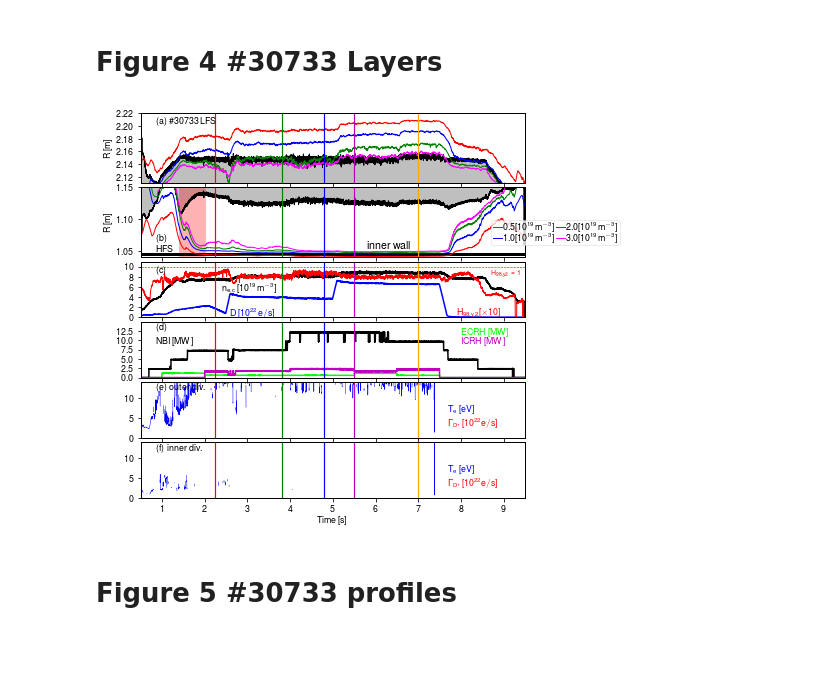
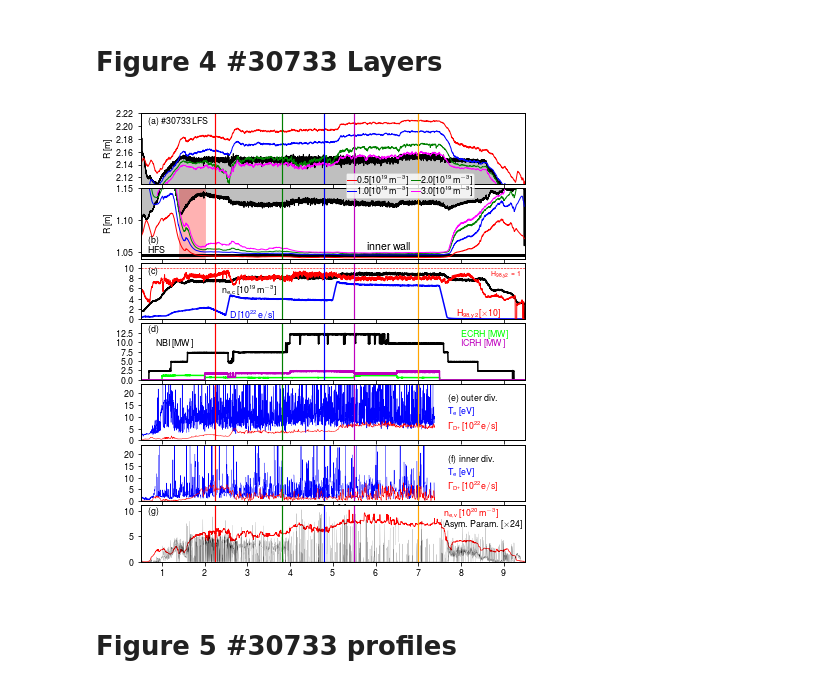
Before and after one commit to guimarais/Hmode_Figures, a Jupyter notebook: Comments_Figures.ipynb, the cells around one changed output. Drawn from its saved outputs; the diff is of its cells as text; code cells hidden in the pictures; blank space fills up the shorter version.

```diff
--- a/Comments_Figures.ipynb
+++ b/Comments_Figures.ipynb
@@ -526,6 +528,7 @@ import dd
 from getsig import getsig
 from scipy.signal import medfilt
 from smoothAm import smoothAm
+from scipy.signal import savgol_filter
 #from kalman import kalman
 #
 plt.style.use('helvet')
@@ -569,14 +572,18 @@ icrh = np.loadtxt('/home/guimas/diags/' + str(shotnr) + '/ICP.PICRN')
 icrhclr = 'm'
 
 dirdiv = "/home/guimas/Divertor/" + str(shotnr) + "/"
+tel = np.loadtxt('/home/guimas/Documents/Publications/hmode2016/Figures/Allfigures/SupportFiles/te-ua4_30733.txt')
 jsatl = np.loadtxt(dirdiv + "kal2_jsat_out_" +str(shotnr)+ ".txt")
 # tel = np.loadtxt(dirdiv + "kal2_te_out_" +str(shotnr)+ ".txt")
 
 jsath = np.loadtxt(dirdiv + "kal2_jsat_in_" +str(shotnr)+ ".txt")
-# teh = np.loadtxt(dirdiv + "kal2_te_in_" +str(shotnr)+ ".txt")
-tel = getsig(shotnr, 'LSD', 'te-ua3')
+teh = np.loadtxt('/home/guimas/Documents/Publications/hmode2016/Figures/Allfigures/SupportFiles/te-ui5_30733.txt')
+# tel = getsig(shotnr, 'LSD', 'te-ua3')
 
-teh = getsig(shotnr, 'LSD', 'te-ui5')
+# teh = getsig(shotnr, 'LSD', 'te-ui5')
+dne = getsig(shotnr, 'DNE', 'neDdel_2', exper='mcavedon')
+
+asympar = np.loadtxt('./SupportFiles/aeval.30733')
 # %%
 ##Global linewidth
 lwid = 1
@@ -588,8 +595,8 @@ maxtime = 9.5
 alphareg = 0.2
 
 f, axarr = plt.subplots(
-        nrows=6, ncols=1, sharex=True, sharey=False,
-        gridspec_kw={'height_ratios':[5,5,4,4,4,4]},figsize=(6, 6)) #6, 4.75
+        nrows=7, ncols=1, sharex=True, sharey=False,
+        gridspec_kw={'height_ratios':[5,5,4,4,4,4,4]},figsize=(6, 7)) #6, 4.75
 
 ###Global settings
 ax1 = axarr[0]
@@ -604,7 +611,7 @@ plt.setp(ax3.get_xticklabels(), visible=False)
 ################################################
 ####First plot
 ################################################
-lettx = 0.04
+lettx = 0.02
 letty = 0.85
 ax1.text(lettx, letty, r'$\mathrm{(a)\,\#'+str(shotnr)+'\,LFS}$', transform=ax1.transAxes)
 
@@ -653,7 +660,7 @@ ax2.plot(rh30[m30,0], rh30[m30,1], color='magenta',
 #Legend
 #plt.legend(loc='lower left', ncol=2, borderpad=0.2,
 #labelspacing=0.1, columnspacing=0.2, handlelength=1, handletextpad=0.0, fancybox=True)
-ax2.legend(bbox_to_anchor=(0.9,0.6), ncol=2, borderpad=0.2, labelspacing=0.1,
+ax2.legend(bbox_to_anchor=(0.7,0.8), ncol=2, borderpad=0.2, labelspacing=0.1,
            columnspacing=0.2, handlelength=1, handletextpad=0.1, fancybox=True)
 
 ##Inner wall
@@ -717,61 +724,80 @@ ax3.set_ylim([0,15])
 ################################################################
 ax4 = axarr[4]
 
-ax4.text(lettx, letty, '(e) outer div.', transform=ax4.transAxes)
+ax4.text(0.8, 0.7, '(e) outer div.', transform=ax4.transAxes)
 
 ax4.text(0.8, 0.2, r'$\mathrm{\Gamma_{D^{+}}[10^{22}e/s]}$', color='red', transform=ax4.transAxes)
 ax4.text(0.8, 0.45, r'$\mathrm{T_{e}\,[eV]}$', color='b', transform=ax4.transAxes)
 
+ax4.plot(tel[:,0], tel[:,1], color='b', lw=0.5)
 #ax4.plot(tel[:,0], savgol_filter(tel[:,1], 301, 3), color='b', lw=0.5)
-ax4.plot(tel.time, smoothAm(tel.data,151), color='b', lw=0.5)
+#ax4.plot(tel.time, smoothAm(tel.data,151), color='b', lw=0.5)
 
-#ax4.plot(jsatl[:,0], savgol_filter(jsatl[:,1], 301, 3), color='red', lw=0.5)
+ax4.plot(jsatl[:,0], savgol_filter(jsatl[:,1], 301, 3), color='red', lw=0.5)
 
-ax4.set_yticks([0,5,10])
-ax4.set_ylim((0,14))
+ax4.set_yticks([0,5,10,15,20])
+ax4.set_ylim((0,24))
 #ax4.set_xlabel(r'$\mathrm{Time\,[s]}$', labelpad=2)
 ################################################################
 ################################################################
 ax5 = axarr[5]
 
-ax5.text(lettx, letty, '(f) inner div.', transform=ax5.transAxes)
+ax5.text(0.8, 0.7, '(f) inner div.', transform=ax5.transAxes)
 
-#ax5.plot(jsath[:,0], savgol_filter(jsath[:,1], 601, 5), color='red', lw=0.5)
+ax5.plot(teh[:,0], teh[:,1], color='b', lw=0.5)
+ax5.plot(jsath[:,0], savgol_filter(jsath[:,1], 601, 5), color='red', lw=0.5)
 
 #ax5.plot(teh[:,0], savgol_filter(teh[:,1], 601, 5), color='b', lw=0.5)
-ax5.plot(teh.time, smoothAm(teh.data,151), color='b', lw=0.5)
+#ax5.plot(teh.time, smoothAm(teh.data,151), color='b', lw=0.5)
 
 ax5.text(0.8, 0.2, r'$\mathrm{\Gamma_{D^{+}}[10^{22}e/s]}$', color='red', transform=ax5.transAxes)
 ax5.text(0.8, 0.45, r'$\mathrm{T_{e}\,[eV]}$', color='b', transform=ax5.transAxes)
 
-ax5.set_yticks([0,5,10])
-ax5.set_ylim((0,14))
+ax5.set_yticks([0,5,10,15,20])
+ax5.set_ylim((0,24))
 ax5.set_xlabel(r'$\mathrm{Time\,[s]}$', labelpad=2)
 
 ################################################################
 ################################################################
 #for ax in axarr:
 #    ax.tick_params(labelsize=ticfont)
 #    ax.yaxis.label.set_size(ticfont)
 #    ax.xaxis.label.set_size(ticfont)
+
+ax7 = axarr[6]
+ax7.text(lettx, letty, '(g)', transform=ax7.transAxes)
+
+ax7.plot(dne.time, medfilt(dne.data[:,17],21)*1e-20,lw=0.7,c='r')
+
+asymval = 24
+ax7.plot(asympar[:,0], asympar[:,1]/10.0*asymval, color='k',lw=0.1)
+ax7.set_ylim(bottom=0)
+# ax7.plot(dne.time, medfilt(dne.data[:,17],21),lw=0.7)
+# ax7.plot(dne.time, medfilt(dne.data[:,18],21),lw=0.7)
+# ax7.plot(dne.time, medfilt(dne.data[:,15],21),lw=0.7)
+# ax7.plot(dne.time, medfilt(dne.data[:,19],21),lw=0.7)
+
+ax7.text(7.6, 7.0, r'$\mathrm{Asym.\,Param.\,[\times24]}$', color='k')
+ax7.text(7.6, 9.0, r'$\mathrm{n_{e,v}\,[10^{20}m^{-3}]}$', color='r')
+
 
 plt.subplots_adjust(left=0.1, bottom=0.08, right=0.99, top=0.97, wspace=0.1, hspace=0.07)
 ################################################################
 ################################################################
 ax2.axvspan(1.4, 2.0, color='r', alpha=0.3)
 #plt.savefig("layers_idh_"+str(shotnr)+".png", format='png', dpi=300)
 
 for ax in axarr:
     ax.axvline(2.25, color='r', lw=1.2)
     ax.axvline(3.8, color='g', lw=1.2)
     ax.axvline(4.8, color='b', lw=1.2)
     ax.axvline(5.5, color='m', lw=1.2)
     ax.axvline(7.0, color='orange', lw=1.2)
 
 plt.savefig("./Revised/Figure4.png", format='png', dpi=300)
 plt.show()
 # %% [output]
-[figure, old version]
+[figure, new version]
 # %% [markdown]
 # Figure 5 \#30733 profiles
 # %%
```
Also changed, not shown: parts of 1 cell of this notebook, 18 other files.
